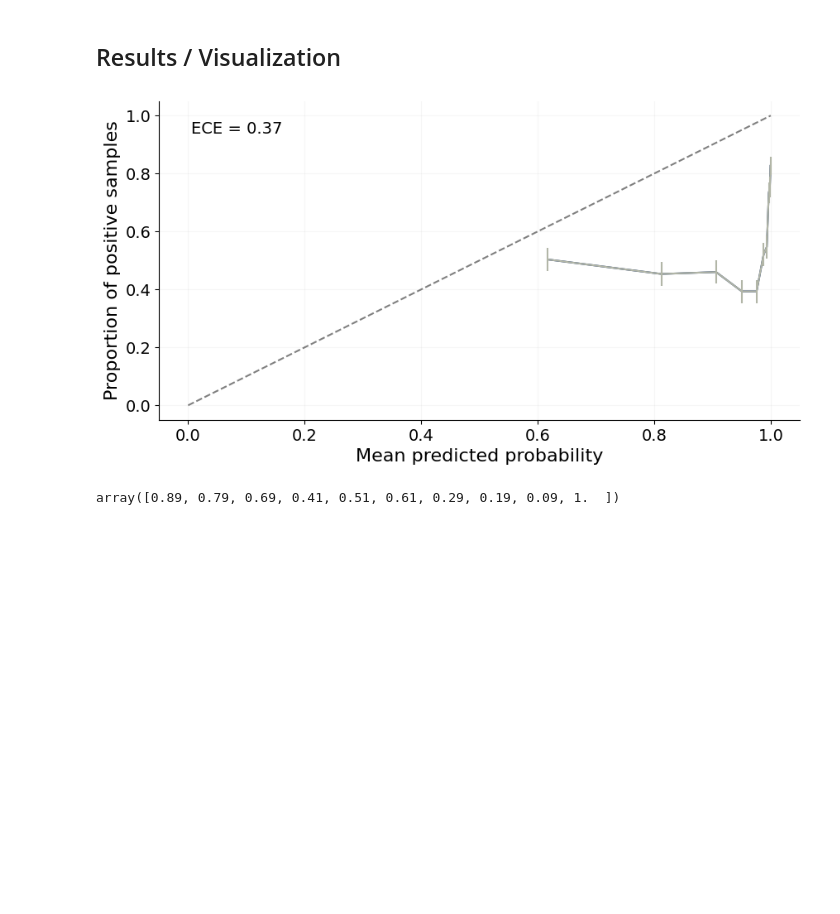
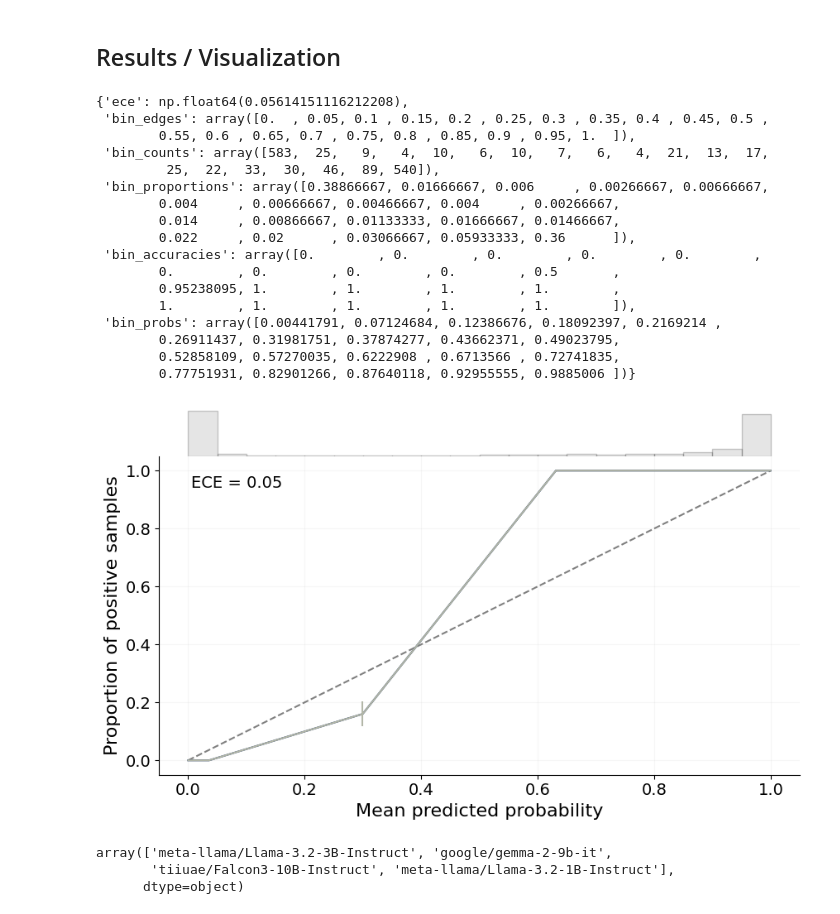
Before and after one commit to jrudoler/in-context-calibration, a Jupyter notebook: test.ipynb, the cells around one changed output. Drawn from its saved outputs; the diff is of its cells as text; code cells hidden in the pictures; blank space fills up the shorter version.

Commit message:
updated figures

```diff
--- a/test.ipynb
+++ b/test.ipynb
@@ -427,6 +427,7 @@ tensor([[ 7.6484,  9.1953,  9.8203,  ...,  3.1484,  3.1465,  3.1484],
 # %% [markdown]
 ## Results / Visualization
 # %%
+from typing import Iterable, Callable, Optional
 def expected_calibration_error(y_true, y_prob, n_bins=10, method="uniform", multiclass=False, return_dict=False) -> float:
     if multiclass:
         # Get the top-1 predicted class and its probability
@@ -462,11 +463,18 @@ def expected_calibration_error(y_true, y_prob, n_bins=10, method="uniform", mult
     else:
         return ece
 
-def plot_calibration_curve(test_labels, test_probs, model_id:str, n_bins=10, save=False, ax=None, fmt="pdf"):
+def bootstrap_ece(y_true, y_prob, ci=0.95, n_bootstraps=1000, n_bins=10, method="uniform"):
+    eces = []
+    for _ in range(n_bootstraps):
+        bootstrap_indices = np.random.choice(len(y_true), len(y_true), replace=True)
+        eces.append(expected_calibration_error(y_true[bootstrap_indices], y_prob[bootstrap_indices], n_bins=n_bins, method=method))
+    return np.quantile(eces, [(1-ci)/2, 1-(1-ci)/2])
+
+def plot_calibration_curve(test_labels, test_probs, model_id:str, n_bins=10, method="quantile", save=False, ax=None, fmt="pdf"):
     if ax is None:
         fig, ax = plt.subplots()
     # prob_true, prob_pred = calibration_curve(test_labels, test_probs, n_bins=n_bins, strategy="quantile")
-    ece_dict = expected_calibration_error(test_labels, test_probs, n_bins=n_bins, method="quantile", return_dict=True)
+    ece_dict = expected_calibration_error(test_labels, test_probs, n_bins=n_bins, method=method, return_dict=True)
     bin_counts = ece_dict["bin_counts"]
     prob_pred = ece_dict["bin_probs"]
     prob_true = ece_dict["bin_accuracies"]
@@ -475,20 +483,50 @@ def plot_calibration_curve(test_labels, test_probs, model_id:str, n_bins=10, sav
     std_error = np.sqrt(prob_true * (1 - prob_true) / bin_counts)
     ax.plot([0, 1], [0, 1], "--", color="gray")
     ax.plot(prob_pred, prob_true)
-    plt.errorbar(prob_pred, prob_true, yerr=std_error)
+    ax.errorbar(prob_pred, prob_true, yerr=std_error)
     ax.set_ylabel("Proportion of positive samples")
     ax.set_xlabel("Mean predicted probability")
-    ax.annotate(f"ECE = {ece_dict['ece']:.2f}\nAcc. = {ece_dict['bin_accuracies'].mean():.2f}", (0.05, 0.9), xycoords="axes fraction")
+    # correct = np.array(test_probs >= 0.5) == np.array(test_labels)
+    ax.annotate(f"ECE = {ece_dict['ece']:.2f}", (0.05, 0.9), xycoords="axes fraction")
+    # plot a histogram of the test_probs
+    ax_histx = ax.inset_axes([0, 1, 1, .15], frame_on=False)
+    ax_histx.hist(test_probs, bins=20, alpha=0.2, ec='k', color="gray")
+    ax_histx.set(yticks=[], xticks=[])
 
     if save:
         plt.savefig(f"figures/reliability_diagram_{n_bins}_bins_{model_id.replace('/', '_')}.{fmt}")
+
+    return ax
-# %%
-results = pd.read_pickle("results/sst2_context_4_meta-llama_Llama-3.2-3B-Instruct.pkl")
-# Call the function
-plot_calibration_curve(results["true_label"], results["prob"], "meta-llama/Llama-3.2-1B-Instruct", n_bins=10, save=False)
-# %% [output]
-[figure, removed]
-# %%
-np.where(y_true == 1, y_prob_max, 1 - y_prob_max)
-# %% [output]
-array([0.89, 0.79, 0.69, 0.41, 0.51, 0.61, 0.29, 0.19, 0.09, 1.  ])
+# %%
+results = pd.read_pickle("results/sst2_context_16_tiiuae_Falcon3-10B-Instruct.pkl")
+# Call the function
+prob_pos = np.where(results["true_label"] == 1, results["prob"], 1 - results["prob"])
+# print(prob_pos)
+# print(results["true_label"])
+plot_calibration_curve(results["true_label"], prob_pos, "tiiuae/Falcon3-10B-Instruct", n_bins=20, save=False, method="quantile")
+expected_calibration_error(results["true_label"], prob_pos, n_bins=20, method="uniform", return_dict=True)
+# %% [output]
+{'ece': np.float64(0.05614151116212208),
+ 'bin_edges': array([0.  , 0.05, 0.1 , 0.15, 0.2 , 0.25, 0.3 , 0.35, 0.4 , 0.45, 0.5 ,
+        0.55, 0.6 , 0.65, 0.7 , 0.75, 0.8 , 0.85, 0.9 , 0.95, 1.  ]),
+ 'bin_counts': array([583,  25,   9,   4,  10,   6,  10,   7,   6,   4,  21,  13,  17,
+         25,  22,  33,  30,  46,  89, 540]),
+ 'bin_proportions': array([0.38866667, 0.01666667, 0.006     , 0.00266667, 0.00666667,
+        0.004     , 0.00666667, 0.00466667, 0.004     , 0.00266667,
+        0.014     , 0.00866667, 0.01133333, 0.01666667, 0.01466667,
+        0.022     , 0.02      , 0.03066667, 0.05933333, 0.36      ]),
+ 'bin_accuracies': array([0.        , 0.        , 0.        , 0.        , 0.        ,
+        0.        , 0.        , 0.        , 0.        , 0.5       ,
+        0.95238095, 1.        , 1.        , 1.        , 1.        ,
+        1.        , 1.        , 1.        , 1.        , 1.        ]),
+ 'bin_probs': array([0.00441791, 0.07124684, 0.12386676, 0.18092397, 0.2169214 ,
+        0.26911437, 0.31981751, 0.37874277, 0.43662371, 0.49023795,
+        0.52858109, 0.57270035, 0.6222908 , 0.6713566 , 0.72741835,
+        0.77751931, 0.82901266, 0.87640118, 0.92955555, 0.9885006 ])}
+[figure, added]
+# %%
+full_results["model_id"].unique()
+# %% [output]
+array(['meta-llama/Llama-3.2-3B-Instruct', 'google/gemma-2-9b-it',
+       'tiiuae/Falcon3-10B-Instruct', 'meta-llama/Llama-3.2-1B-Instruct'],
+      dtype=object)
```
Also changed, not shown: parts of 10 cells of this notebook, 41 other files.
